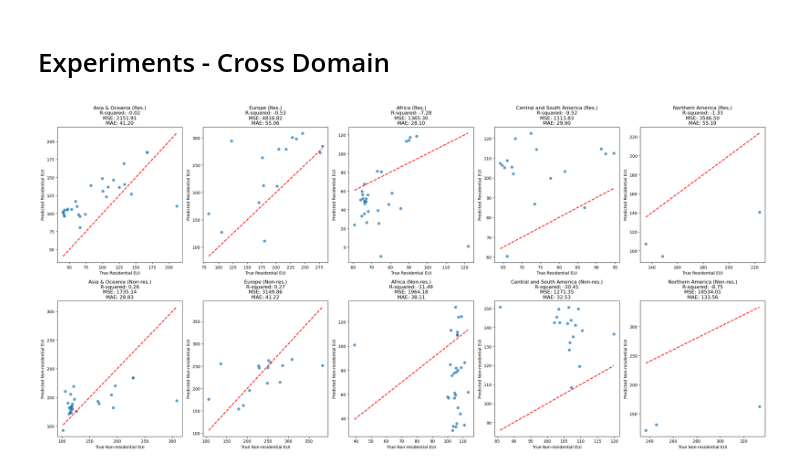
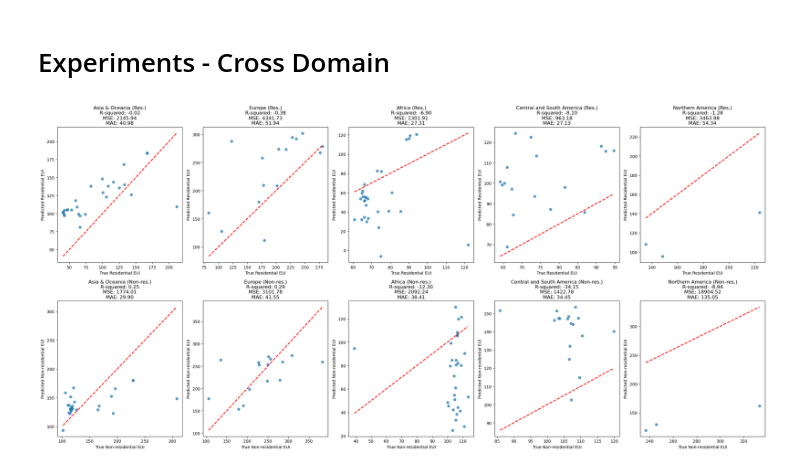
Before and after one commit to AliciaXia222/Capstone-Team-Climate-Trace, a Jupyter notebook: notebooks/05_Experiments.ipynb, the cells around one changed output. Drawn from its saved outputs; the diff is of its cells as text; code cells hidden in the pictures.

```diff
--- a/notebooks/05_Experiments.ipynb
+++ b/notebooks/05_Experiments.ipynb
@@ -165,7 +165,8 @@ def run_all_strategies(df, features, target_columns, model_type):
     return within_domain_results, cross_domain_results, all_domain_results
 # %%
 features = [
-    "HDD_total_year",
+    "hdd_total_year",
+    "cdd_total_year",
     "GDP_per_capita",
     "Urbanization_Rate_2022",
     "latitude",
@@ -177,7 +178,8 @@ features = [
 ]
 
 feature_abbreviations = {
-    "HDD_total_year": "HDD",
+    "hdd_total_year": "HDD",
+    "cdd_total_year": "CDD",
     "GDP_per_capita": "GDP",
     "Urbanization_Rate_2022": "URB",
     "latitude": "Lat",
@@ -289,18 +291,6 @@ merged_df = merged_df[merged_df['Country'] != 'Taiwan']
 np.random.seed(123)
 merged_df['is_train'] = np.random.choice([1, 0], size=len(merged_df), p=[0.8, 0.2])
 
-# Select features
-features = [
-    "HDD_total_year",
-    "GDP_per_capita",
-    "Urbanization_Rate_2022",
-    "latitude",
-    "longitude",
-    "Paris_Agreement",
-    "Subnational HDI",
-    "Educational index",
-    "Income index"
-]
 
 # Define the regions to loop through
 regions = ['Asia & Oceania', 'Europe', 'Africa', 'Central and South America', 'Northern America']
@@ -398,19 +388,6 @@ merged_df = merged_df[merged_df['Country'] != 'Taiwan']
 # Split into training and test sets
 np.random.seed(123)
 merged_df['is_train'] = np.random.choice([1, 0], size=len(merged_df), p=[0.8, 0.2])
-
-# Select features
-features = [
-    "HDD_total_year",
-    "GDP_per_capita",
-    "Urbanization_Rate_2022",
-    "latitude",
-    "longitude",
-    "Paris_Agreement",
-    "Subnational HDI",
-    "Educational index",
-    "Income index"
-]
 
 # Define the regions to loop through
 regions = ['Asia & Oceania', 'Europe', 'Africa', 'Central and South America', 'Northern America']
@@ -443,34 +420,34 @@ for i, region in enumerate(regions):
     r2_res = r2_score(y_test_res, y_pred_res)
     mae_res = mean_absolute_error(y_test_res, y_pred_res)
 
     # Train the linear regression model for Non-residential EUI
     model_non_res = LinearRegression()
     model_non_res.fit(X_train, y_train_non_res)
     y_pred_non_res = model_non_res.predict(X_test)
     mse_non_res = mean_squared_error(y_test_non_res, y_pred_non_res)
     r2_non_res = r2_score(y_test_non_res, y_pred_non_res)
     mae_non_res = mean_absolute_error(y_test_non_res, y_pred_non_res)
 
     # Plot for Residential EUI
     axes[i].scatter(y_test_res, y_pred_res, alpha=0.7)
     axes[i].plot([y_test_res.min(), y_test_res.max()], [y_test_res.min(), y_test_res.max()], 'r--', lw=2)
     axes[i].set_xlabel('True Residential EUI')
     axes[i].set_ylabel('Predicted Residential EUI')
     axes[i].set_title(f'{region} (Res.)\nR-squared: {r2_res:.2f}\nMSE: {mse_res:.2f}\nMAE: {mae_res:.2f}')
 
     # Plot for Non-residential EUI
     axes[i + 5].scatter(y_test_non_res, y_pred_non_res, alpha=0.7)
     axes[i + 5].plot([y_test_non_res.min(), y_test_non_res.max()], [y_test_non_res.min(), y_test_non_res.max()], 'r--', lw=2)
     axes[i + 5].set_xlabel('True Non-residential EUI')
     axes[i + 5].set_ylabel('Predicted Non-residential EUI')
     axes[i + 5].set_title(f'{region} (Non-res.)\nR-squared: {r2_non_res:.2f}\nMSE: {mse_non_res:.2f}\nMAE: {mae_non_res:.2f}')
 
 
 # Adjust layout
 plt.tight_layout()
 plt.show()
 # %% [output]
-[figure, old version]
+[figure, new version]
 # %%
 cross_domain_results_lr
 # %% [output]
```
Also changed, not shown: parts of 5 cells of this notebook, 9 other files.
